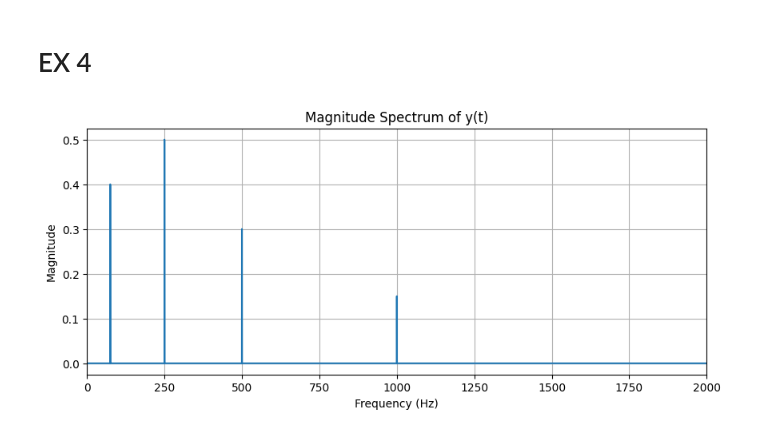
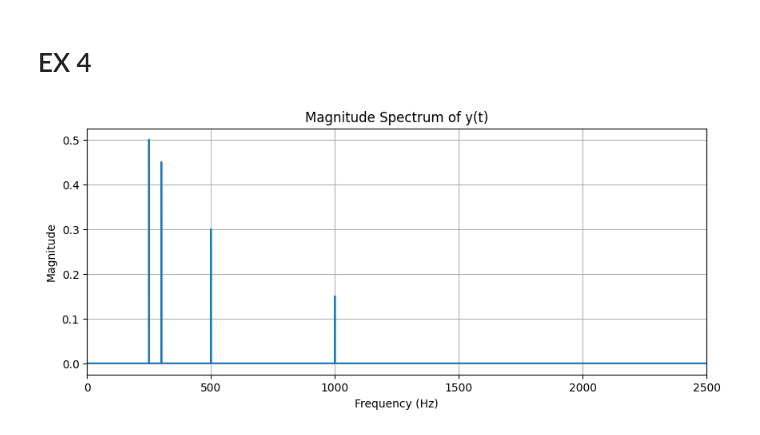
Before and after one commit to oussamabenalisst/Python-ISAMM, a Jupyter notebook: tr1/dev1.ipynb, the cells around one changed output. Cells and saved outputs as stored; diff of their text form; code cells hidden in the pictures.

```diff
--- a/tr1/dev1.ipynb
+++ b/tr1/dev1.ipynb
@@ -55,18 +57,33 @@ plt.show()
 # EX 4
 # %%
 def y(t):
-    return x(t) + 0.8*np.sin((np.pi/2)*300*t)
+    return x(t) + 0.9*np.sin(2*np.pi*300*t+(np.pi/3))
 
 signal_y = y(t)
 Y_f = fft(signal_y)
 magnitude_y = np.abs(Y_f) / N
 plt.figure(figsize=(10, 4))
 plt.plot(frequencies[:N//2], magnitude_y[:N//2])
 plt.title("Magnitude Spectrum of y(t)")
 plt.xlabel("Frequency (Hz)")
 plt.ylabel("Magnitude")
 plt.grid()
-plt.xlim(0, 2000)
+plt.xlim(0, 2500)
 plt.show()
+sf.write('signal_y.wav', signal_y, Fe)
+
+info,fs= sf.read('signal_y.wav')
+information={
+    "Name of the File": 'signal_y.wav',
+    "Data Type": info.dtype,
+    "Number of Channels": info.shape[1] if info.ndim > 1 else 1,
+    "Nombre d'échantillons": info.shape[0],
+    "number"
+    "Fréquence d'échantillonnage": fs,
+    "Length": len(info),
+    "Duration (s)": len(info) / fs,
+}
+for key, value in information.items():
+    print(f"{key}: {value}")
 # %% [output]
-[figure, old version]
+[figure, new version]
```
Also changed, not shown: parts of 3 cells of this notebook.
